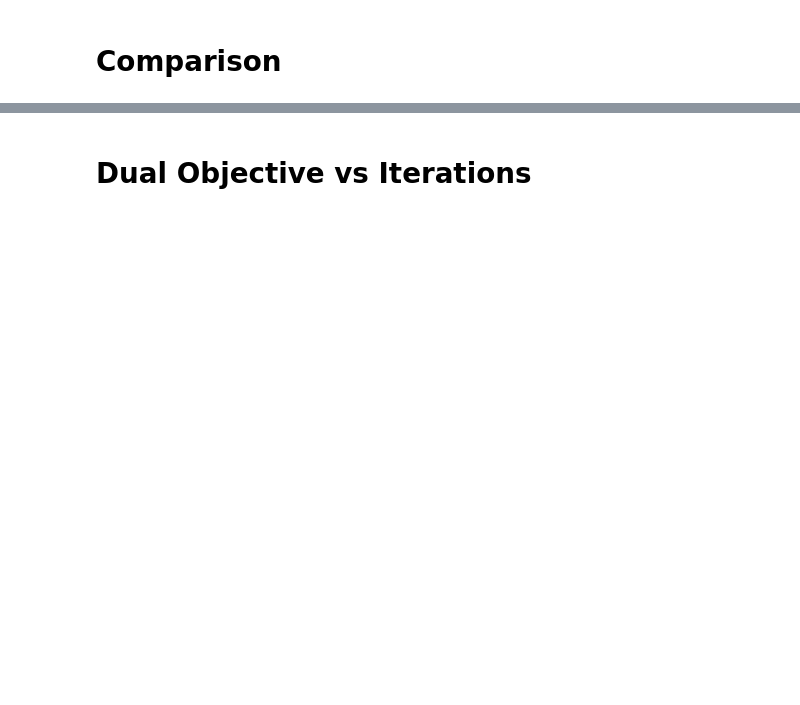
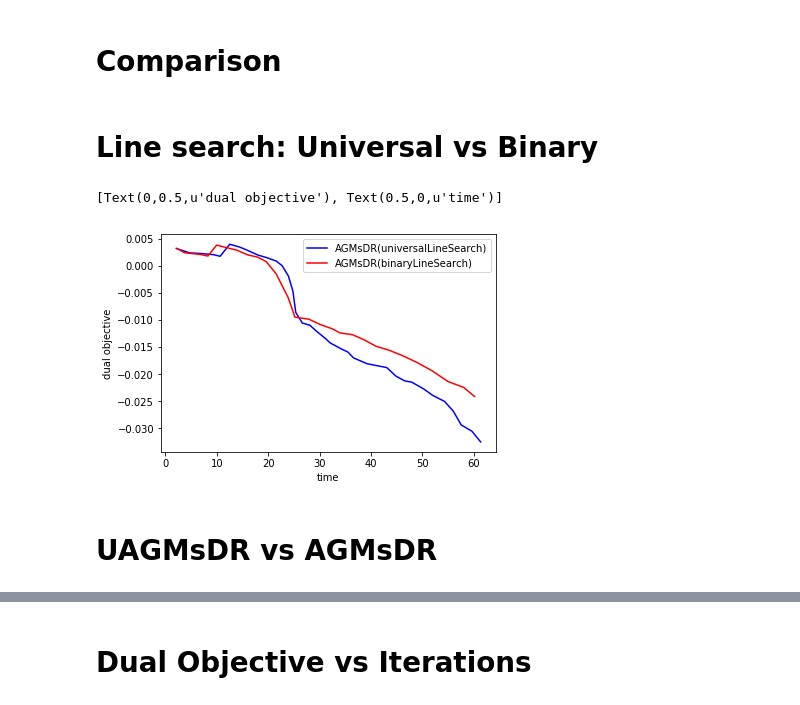
Before and after one commit to nazya/acc-alt-OT, a Jupyter notebook: main.ipynb, the cells around one changed output, grey strips where cells are left out. Cells and saved outputs as stored; diff of their text form; code cells hidden in the pictures; blank space fills up the shorter version.

```diff
--- a/main.ipynb
+++ b/main.ipynb
@@ -240,0 +647,25 @@ phis2, lamus2 = AGMsDR(N)
+# %%
+eps_search = 1e-2 #Line search accuracy
+eps_f = eps   #function accuracy
+# %% [markdown]
+# Line search: Universal vs Binary
+# %%
+wtime   = 60.   #Number of iterations
+x0  = 0*np.ones(2*n, np.float64)     #Starting point
+BinSearchStart = 0.0001
+BinSearchMaxSteps = 50
+args = []
+
+phis2, lamus2, times2, _ = AGMsDR(wtime, eps_search, 'u')
+phis3, lamus3, times3, _ = AGMsDR(wtime, eps_search, 'b')
+# %%
+fig, ax = plt.subplots()
+ax.plot(times3, phis3, '-b', label='AGMsDR(universalLineSearch)')
+ax.plot(times2, phis2, '-r', label='AGMsDR(binaryLineSearch)')
+leg = ax.legend();
+ax.set(xlabel='time', ylabel='dual objective')
+# %% [output]
+[Text(0,0.5,u'dual objective'), Text(0.5,0,u'time')]
+[figure, added]
+# %% [markdown]
+# UAGMsDR vs AGMsDR
```
Also changed, not shown: parts of 42 cells of this notebook.
